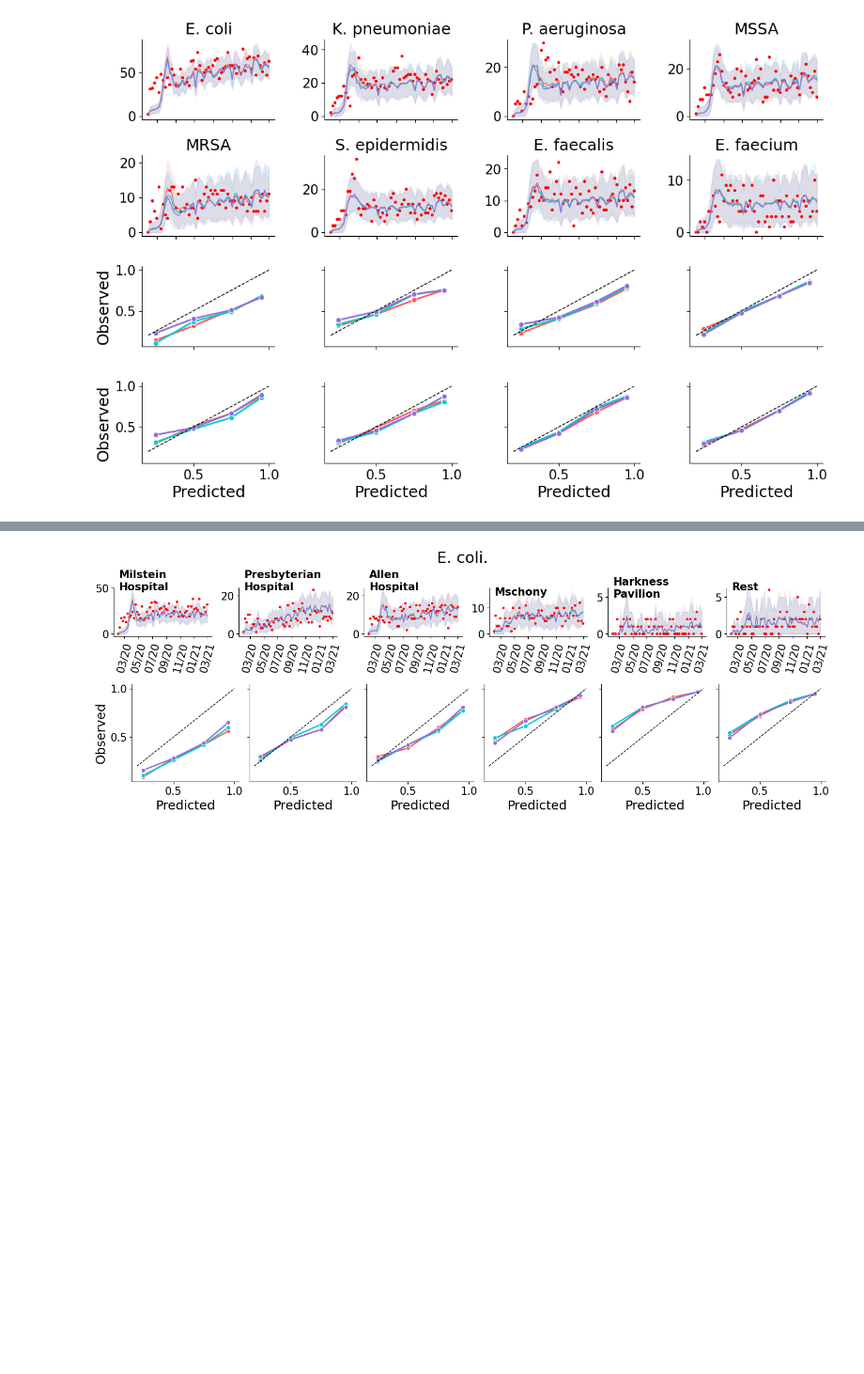
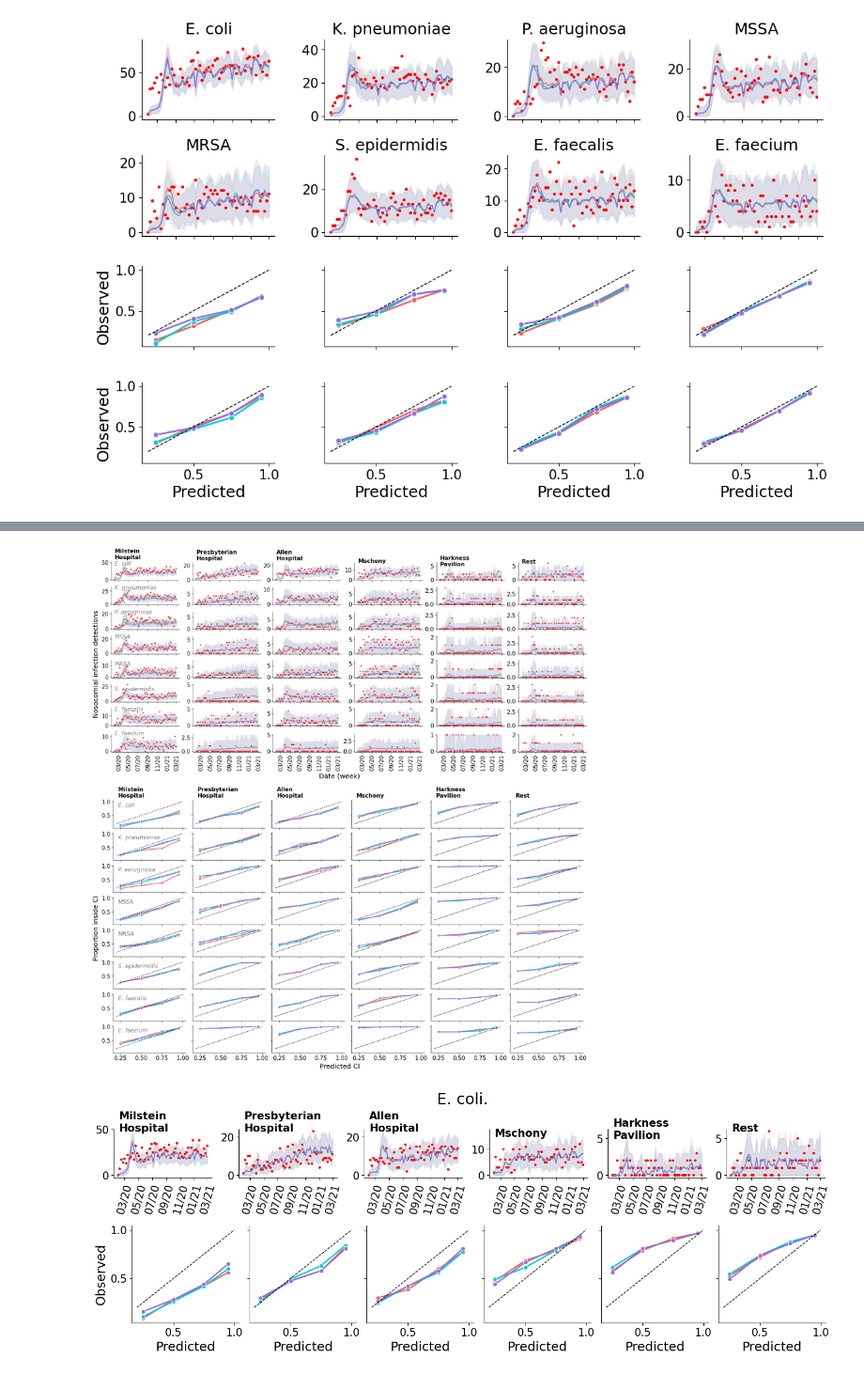
Before and after one commit to ChaosDonkey06/AMR_ABM2, a Jupyter notebook: abm/PosteriorEstimateAMROSims01.ipynb, the cells around one changed output, grey strips where cells are left out. Shown at 94% size. Drawn from its saved outputs; the diff is of its cells as text; code cells hidden in the pictures; blank space fills up the shorter version.

```diff
--- a/abm/PosteriorEstimateAMROSims01.ipynb
+++ b/abm/PosteriorEstimateAMROSims01.ipynb
@@ -308,3 +310,96 @@ fig.savefig(os.path.join(path_to_save_fig, "HospitalCalibration_gammaSens.png"),
+# %%
+pos2plot = {2:0, 4:1, 0:2, 3:3, 1:4, 5:5}
+# %%
+fig     = plt.figure(constrained_layout=True, figsize=(18.5, 19.5))
+subfigs = fig.subfigures(2, 1, hspace=0.02, wspace=0.01, height_ratios=[0.45, 0.55])
+
+axes     = subfigs[0].subplots(len(amro_search), model_settings["k"], sharex=True, sharey=False)
+axes_cal = subfigs[1].subplots(len(amro_search), model_settings["k"], sharex=True, sharey=True)
+
+for idx_amro, amro in enumerate(amro_search):
+    gammas       = empirical_prevalence(amro, path_to_prev="../data/amro_prevalence.csv")
+    obs_df       = create_obs_building_amro(amro, model_settings, ward2buildingid, path_to_amro)
+    path_to_save = os.path.join(results2_dir, "amro_inferences", "abm", f"{amro2cute(amro)}")
+
+    #subfigs = fig.subfigures(2, 1, hspace=0.05, wspace=0.1, height_ratios=[0.45, 0.55])
+    #fig = subfigs[idx_amro]
+    #ax  = fig.subplots(2, 6, sharex=False, sharey=False)
+
+    for ki in range(model_settings["k"]):
+        hosp_calibration_df = pd.DataFrame()
+        for idx_gamma, gamma in enumerate(gammas):
+
+            path_to_samples = os.path.join(path_to_save, "infer_building", "individual_observation", f"prevalence{idx_gamma}")
+            sim_post        = np.load(os.path.join(path_to_samples, f"{str(id_run).zfill(3)}sim_post.npz"))
+            sim_df          = create_sim_df(sim_post["y"].transpose(1, 2, 0), model_settings)
+
+            build_df      = sim_df[sim_df.yi == ki]
+            build_samples = build_df.pivot(index="date", columns="ens_id", values=f"value").to_numpy()
+            build_samples = np.expand_dims(build_samples, 0)
+
+            c_df                = calibration(build_samples, obs_df[[f"y{ki+1}"]].to_numpy().T)
+            c_df["observation"] = f"y{ki+1}"
+            c_df["amro"]        = amro
+            c_df["gamma"]       = gamma
+            c_df["k"]           = ki
+            hosp_calibration_df = pd.concat([hosp_calibration_df, c_df])
+
+            build_df = create_df_response(np.squeeze(build_samples), time = len(if_settings["assimilation_dates"]),
+                                                                    dates = if_settings["assimilation_dates"])
+
+            axes[idx_amro, pos2plot[ki]].plot(if_settings["assimilation_dates"], build_df["mean"], color=COLORS_GAMMA[idx_gamma], lw=1.0, label=r"$\gamma$_{}".format(idx_gamma))
+            axes[idx_amro, pos2plot[ki]].fill_between(if_settings["assimilation_dates"], build_df["low_95"], build_df["high_95"], color=COLORS_GAMMA[idx_gamma], alpha=0.1)
+            axes[idx_amro, pos2plot[ki]].scatter(if_settings["assimilation_dates"], obs_df[[f"y{ki+1}"]], ec=None, fc="r", label="Data", s=10)
+
+        if idx_amro==0:
+            axes[0, pos2plot[ki]].text(x = 18296.0, y = build_df["high_95"].max()+build_df["low_95"].mean()*1.1,
+                                    s="\n".join(id2building[ki].split("-")[0].split(" ")), fontweight = "bold")
+
+            axes_cal[0, pos2plot[ki]].text(x = 0.22, y = 1.15,
+                                                s="\n".join(id2building[ki].split("-")[0].split(" ")), fontweight = "bold")
+
+        if pos2plot[ki]==0:
+            axes[idx_amro, 0].text(x = 18296.0, y = build_df["high_95"].max() - build_df["low_95"].mean()*0.5,
+                                    s=amro2title(amro), style="italic", color="gray")
+
+            axes_cal[idx_amro, 0].text(x = 0.22, y = 0.8,
+                                                s=amro2title(amro), style="italic", color="gray")
+
+        axes[idx_amro, pos2plot[ki]].tick_params(which='both', axis='x', labelrotation=90)
+        axes[idx_amro, pos2plot[ki]].xaxis.set_major_formatter(mdates.DateFormatter('%m/%y'))
+        axes[idx_amro, pos2plot[ki]].spines['right'].set_visible(False)
+        axes[idx_amro, pos2plot[ki]].spines['top'].set_visible(False)
+        axes[idx_amro, pos2plot[ki]].legend().remove()
+        axes[idx_amro, pos2plot[ki]].set_ylabel(None)
+        axes[idx_amro, pos2plot[ki]].set_xlabel(None)
+
+        sns.lineplot(ax     = axes_cal[idx_amro, pos2plot[ki]],
+                    data    = hosp_calibration_df,
+                    x       = "quantiles",
+                    y       = "proportion_inside",
+                    marker  = "o",
+                    hue     = "gamma",
+                    palette = COLORS_GAMMA,
+                    lw      = 2)
+
+        iden = np.arange(0.2, 1.1, 0.1)
+        axes_cal[idx_amro, pos2plot[ki]].plot(iden, iden, color="k", lw=1.0, ls="--")
+        axes_cal[idx_amro, pos2plot[ki]].spines['right'].set_visible(False)
+        axes_cal[idx_amro, pos2plot[ki]].spines['top'].set_visible(False)
+        axes_cal[idx_amro, pos2plot[ki]].legend().remove()
+        axes_cal[idx_amro, pos2plot[ki]].set_ylabel(None)
+        axes_cal[idx_amro, pos2plot[ki]].set_xlabel(None)
+
+subfigs[0].supylabel("Nosocomial infection detections")
+subfigs[0].supxlabel("Date (week)")
+
+subfigs[1].supylabel("Proportion inside CI")
+subfigs[1].supxlabel("Predicted CI")
+
+fig.savefig(os.path.join(results2_dir, "paper_figures", "si_figures", "BuildingAMROsimulations_figS11.png"),
+                                                                dpi=300, transparent=True, bbox_inches = 'tight')
+# %% [output]
+[figure, added]
 # %%
 pos2plot = {2:0, 4:1, 0:2, 3:3, 1:4, 5:5}
 
```
Also changed, not shown: parts of 4 cells of this notebook, 14 other files.
